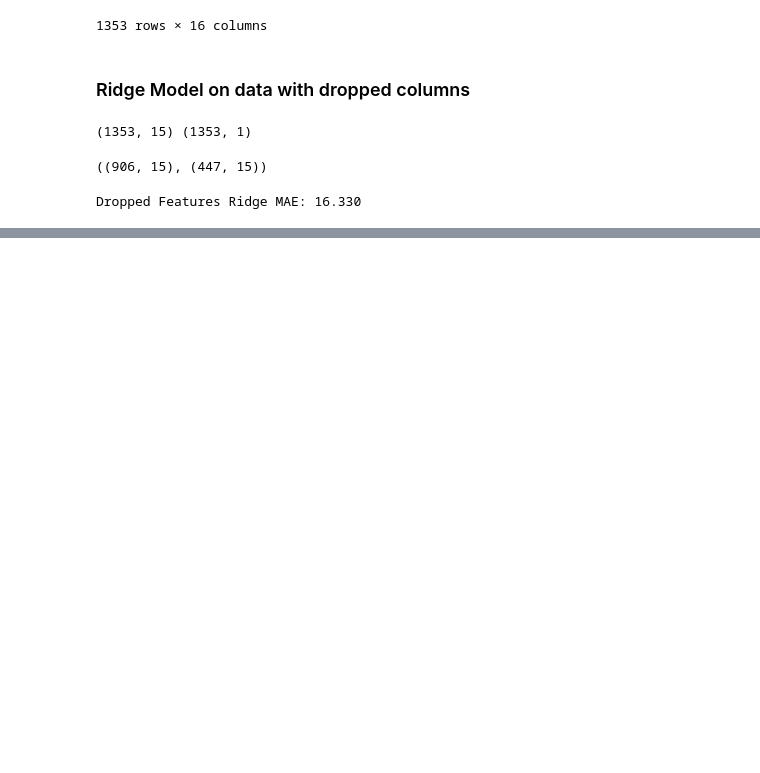
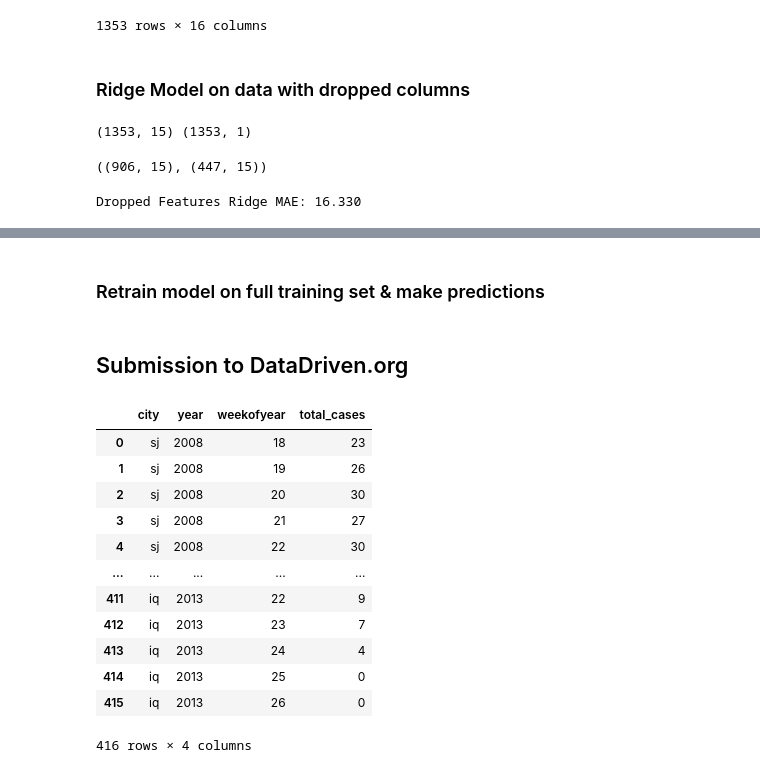
Before and after one commit to tedi529/Dengue-Fever-Predictions, a Jupyter notebook: Dengue Fever Model.ipynb, the cells around one changed output, grey strips where cells are left out. Cells and saved outputs as stored; diff of their text form; code cells hidden in the pictures; blank space fills up the shorter version.

```diff
--- a/Dengue Fever Model.ipynb
+++ b/Dengue Fever Model.ipynb
@@ -376,0 +432,34 @@ Dropped Features Ridge MAE: 16.330
+# %% [markdown]
+### Retrain model on full training set & make predictions
+# %%
+# Train model on full training dataset
+model.fit(X, y)
+
+# Make predictions on test set
+test_predictions_raw = model.predict(testing_df_dropped)
+test_predictions_raw[test_predictions_raw < 0] = 0
+test_predictions = test_predictions_raw.astype(int)
+# %% [markdown]
+## Submission to DataDriven.org
+# %%
+# Open submission file
+submission_file = os.path.join("Data", "submission_format.csv")
+submission = pd.read_csv(submission_file)
+# %%
+# Populate submission file with Dengue case predictions
+submission['total_cases'] = test_predictions[:,:1]
+submission
+# %% [output]
+|  | city | year | weekofyear | total_cases |
+| 0 | sj | 2008 | 18 | 23 |
+| 1 | sj | 2008 | 19 | 26 |
+| 2 | sj | 2008 | 20 | 30 |
+| 3 | sj | 2008 | 21 | 27 |
+| 4 | sj | 2008 | 22 | 30 |
+| ... | ... | ... | ... | ... |
+| 411 | iq | 2013 | 22 | 9 |
+| 412 | iq | 2013 | 23 | 7 |
+| 413 | iq | 2013 | 24 | 4 |
+| 414 | iq | 2013 | 25 | 0 |
+| 415 | iq | 2013 | 26 | 0 |
+416 rows × 4 columns
```
Also changed, not shown: parts of 5 cells of this notebook, 1 other file.
